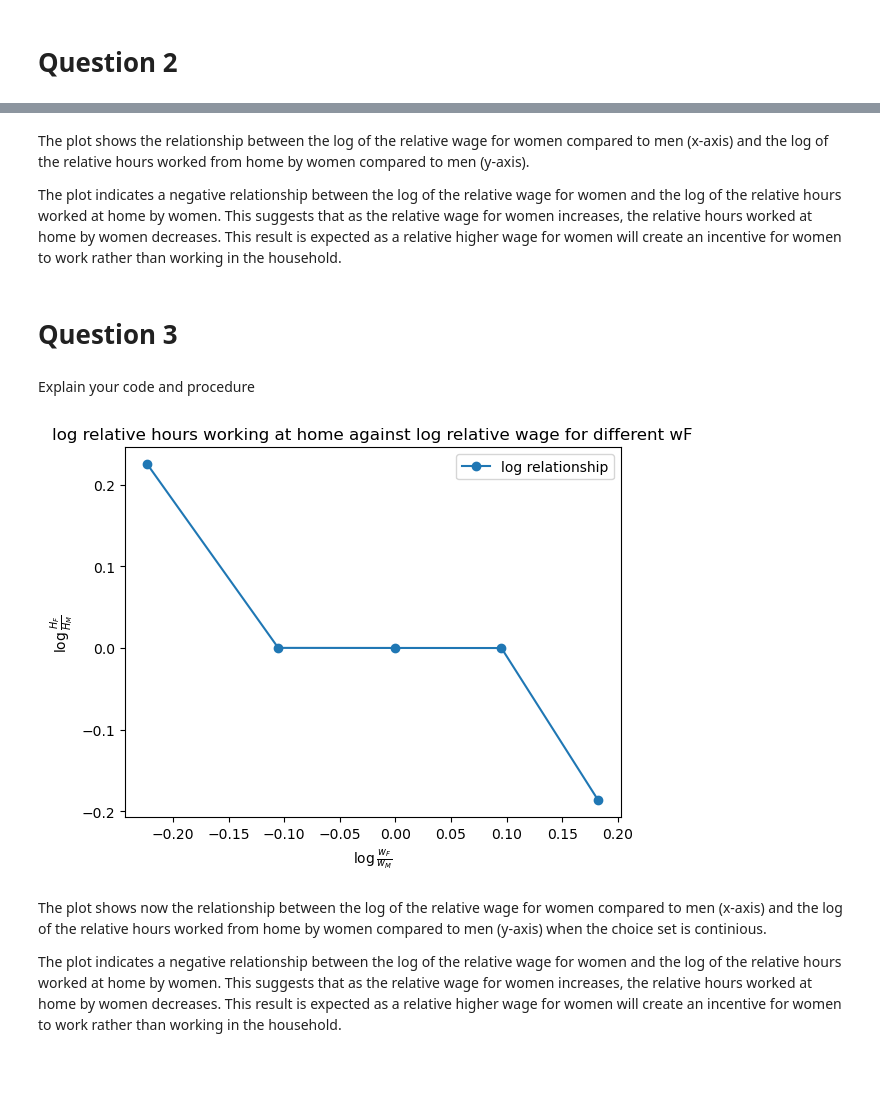
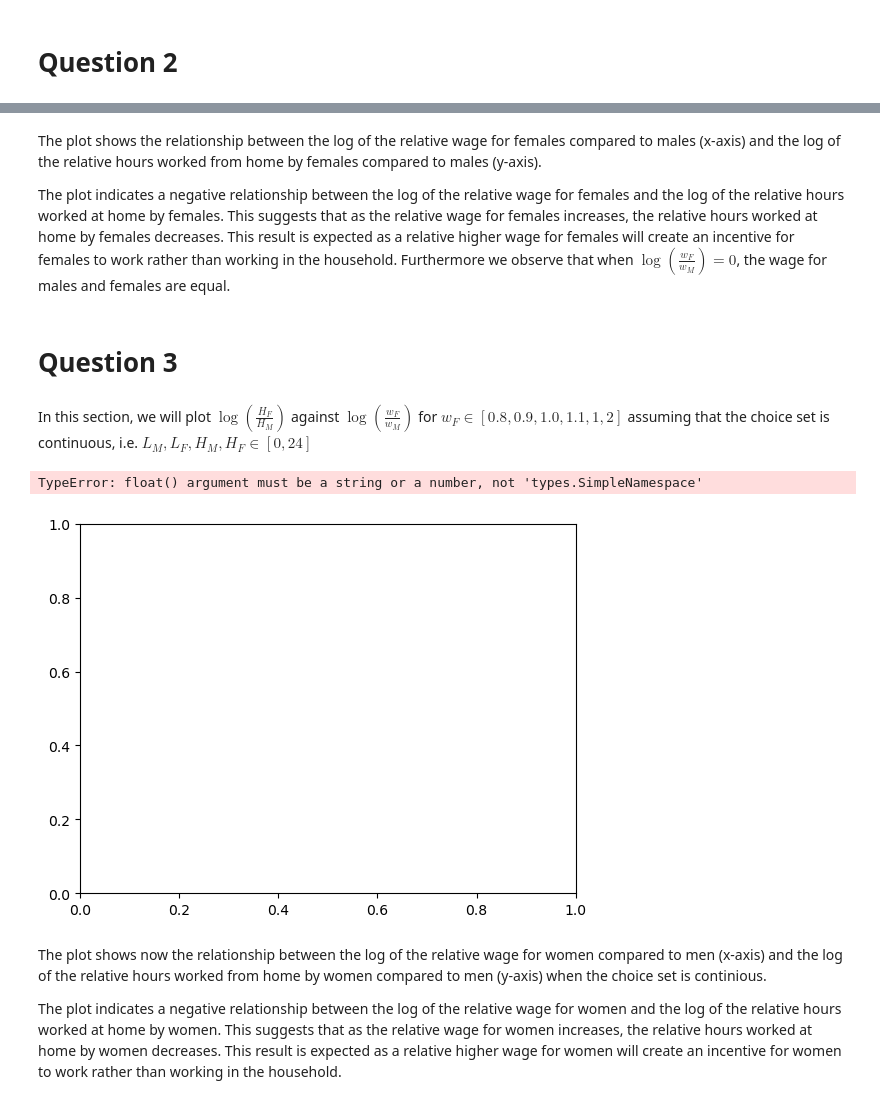
Before and after one commit to NumEconCopenhagen/projects-2023-iim, a Jupyter notebook: inauguralproject/inauguralproject.ipynb, the cells around one changed output, grey strips where cells are left out. Drawn from its saved outputs; the diff is of its cells as text; code cells hidden in the pictures; blank space fills up the shorter version.

```diff
--- a/inauguralproject/inauguralproject.ipynb
+++ b/inauguralproject/inauguralproject.ipynb
@@ -122,40 +122,41 @@ ax.legend(loc='upper right');
 # %% [markdown]
-The plot shows the relationship between the log of the relative wage for women compared to men (x-axis) and the log of the relative hours worked from home by women compared to men (y-axis).
+The plot shows the relationship between the log of the relative wage for females compared to males (x-axis) and the log of the relative hours worked from home by females compared to males (y-axis).
 
-The plot indicates a negative relationship between the log of the relative wage for women and the log of the relative hours worked at home by women. This suggests that as the relative wage for women increases, the relative hours worked at home by women decreases. This result is expected as a relative higher wage for women will create an incentive for women to work rather than working in the household.
+The plot indicates a negative relationship between the log of the relative wage for females and the log of the relative hours worked at home by females. This suggests that as the relative wage for females increases, the relative hours worked at home by females decreases. This result is expected as a relative higher wage for females will create an incentive for females to work rather than working in the household. Furthermore we observe that when $\log (\frac{{w_F}}{{w_M}}) = 0$, the wage for males and females are equal.
 # %% [markdown]
 # Question 3
-# %% [markdown]
-Explain your code and procedure
+# %% [markdown]
+In this section, we will plot $\log(\frac{H_F}{H_M})$ against $\log(\frac{w_F}{w_M})$ for $w_F \in [0.8, 0.9, 1.0, 1.1, 1,2]$ assuming that the choice set is continuous, i.e. $L_M, L_F, H_M, H_F \in [0,24]$
 # %%
 # # Sets the value of the parameters
 model.par.alpha = 0.5
 model.par.sigma = 1
 
 # Create an empty list
 lnHFHM_Q3 = []
 
 # Iteriates over 5 parameter values
 for i in range(5):
 
     # Gets parameter values for the i-th iteration
     model.par.wF = model.par.wF_vec[i]
 
     # Add the natural logarithm to ´lnHFHM_Q3´
-    lnHFHM_Q3.append(model.solve())
+    lnHFHM_Q3.append(model.solve_continous())
 
 # Plot log H_F/H_M against log w_F/w_M for different w_F walues
 fig = plt.figure()
 ax = fig.add_subplot(1,1,1)
 ax.plot(model.par.lnwFwH_vec, lnHFHM_Q3,  label='log relationship', marker = "o")
 
 # Create labels in the plot
 ax.set_title('log relative hours working at home against log relative wage for different wF')
 ax.set_xlabel(rf'$\log \frac{{w_F}}{{w_M}}$')
 ax.set_ylabel(rf'$\log \frac{{H_F}}{{H_M}}$')
 ax.legend(loc='upper right'); # Activate legend (uses the labels in ax.plot())
 # %% [output]
+TypeError: float() argument must be a string or a number, not 'types.SimpleNamespace'
-[figure, old version]
+[figure, new version]
 # %% [markdown]
 The plot shows now the relationship between the log of the relative wage for women compared to men (x-axis) and the log of the relative hours worked from home by women compared to men (y-axis) when the choice set is continious.
 
```
Also changed, not shown: parts of 11 cells of this notebook.
